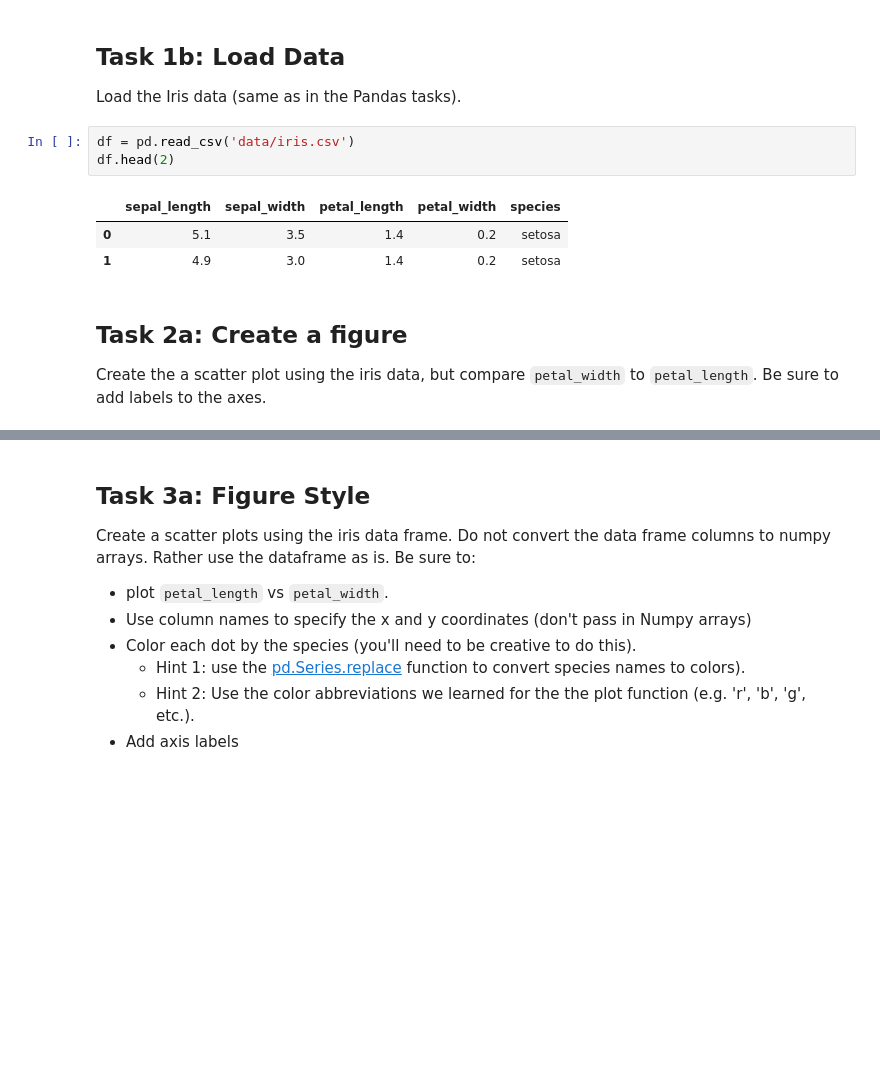
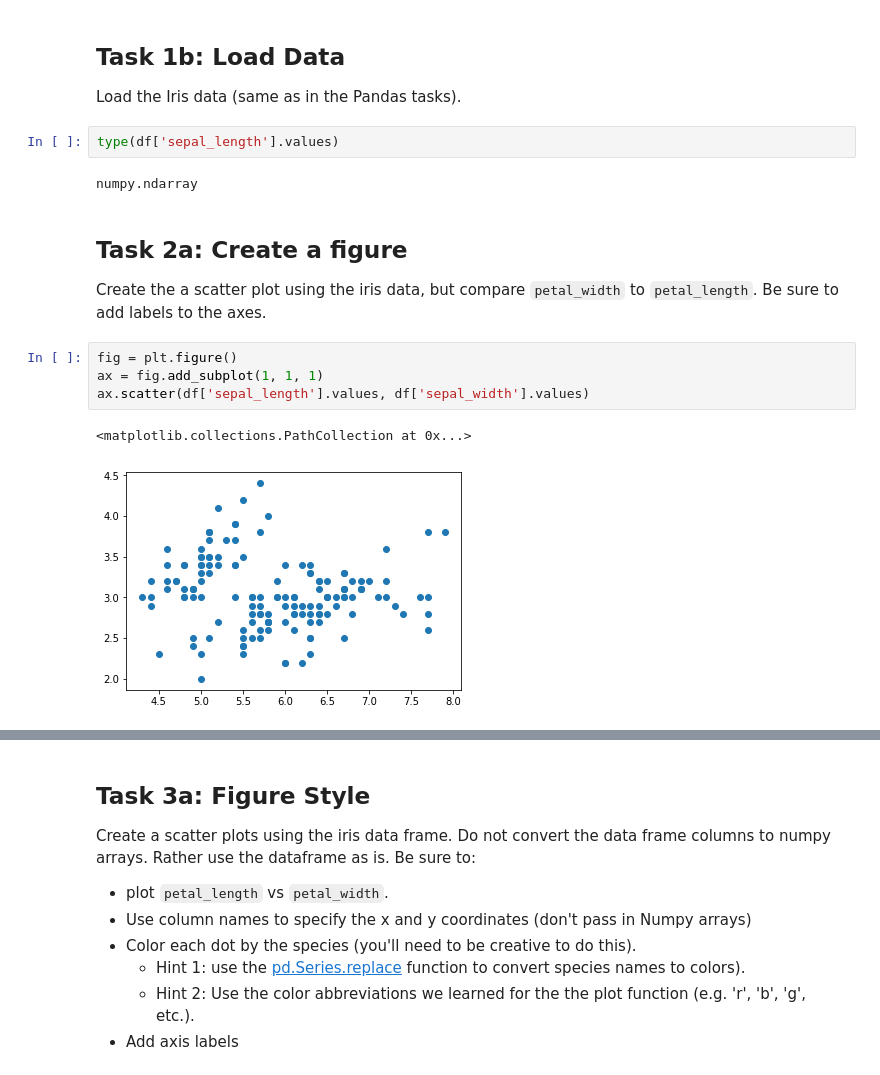
Before and after one commit to DslimII/hort503, a Jupyter notebook: MatPlot Part 1/A05-Matplotlib_Part1-Practice.ipynb, the cells around one changed output, grey strips where cells are left out. Saved outputs shown, nothing was run; the diff lists cells and outputs as text; blank space fills up the shorter version.

```diff
--- a/MatPlot Part 1/A05-Matplotlib_Part1-Practice.ipynb
+++ b/MatPlot Part 1/A05-Matplotlib_Part1-Practice.ipynb
@@ -23,14 +30,18 @@ import matplotlib.pyplot as plt
 ## Task 1b: Load Data
 
 Load the Iris data (same as in the Pandas tasks).
-# %%
-df = pd.read_csv('data/iris.csv')
-df.head(2)
-# %% [output]
-|  | sepal_length | sepal_width | petal_length | petal_width | species |
-| 0 | 5.1 | 3.5 | 1.4 | 0.2 | setosa |
-| 1 | 4.9 | 3.0 | 1.4 | 0.2 | setosa |
+# %%
+type(df['sepal_length'].values)
+# %% [output]
+numpy.ndarray
 # %% [markdown]
 ## Task 2a: Create a figure
 
 Create the a scatter plot using the iris data, but compare `petal_width` to `petal_length`.  Be sure to add labels to the axes.
+# %%
+fig = plt.figure()
+ax = fig.add_subplot(1, 1, 1)
+ax.scatter(df['sepal_length'].values, df['sepal_width'].values)
+# %% [output]
+<matplotlib.collections.PathCollection at 0x...>
+[figure, added]
```
Also changed, not shown: parts of 27 cells of this notebook, 1 other file.
